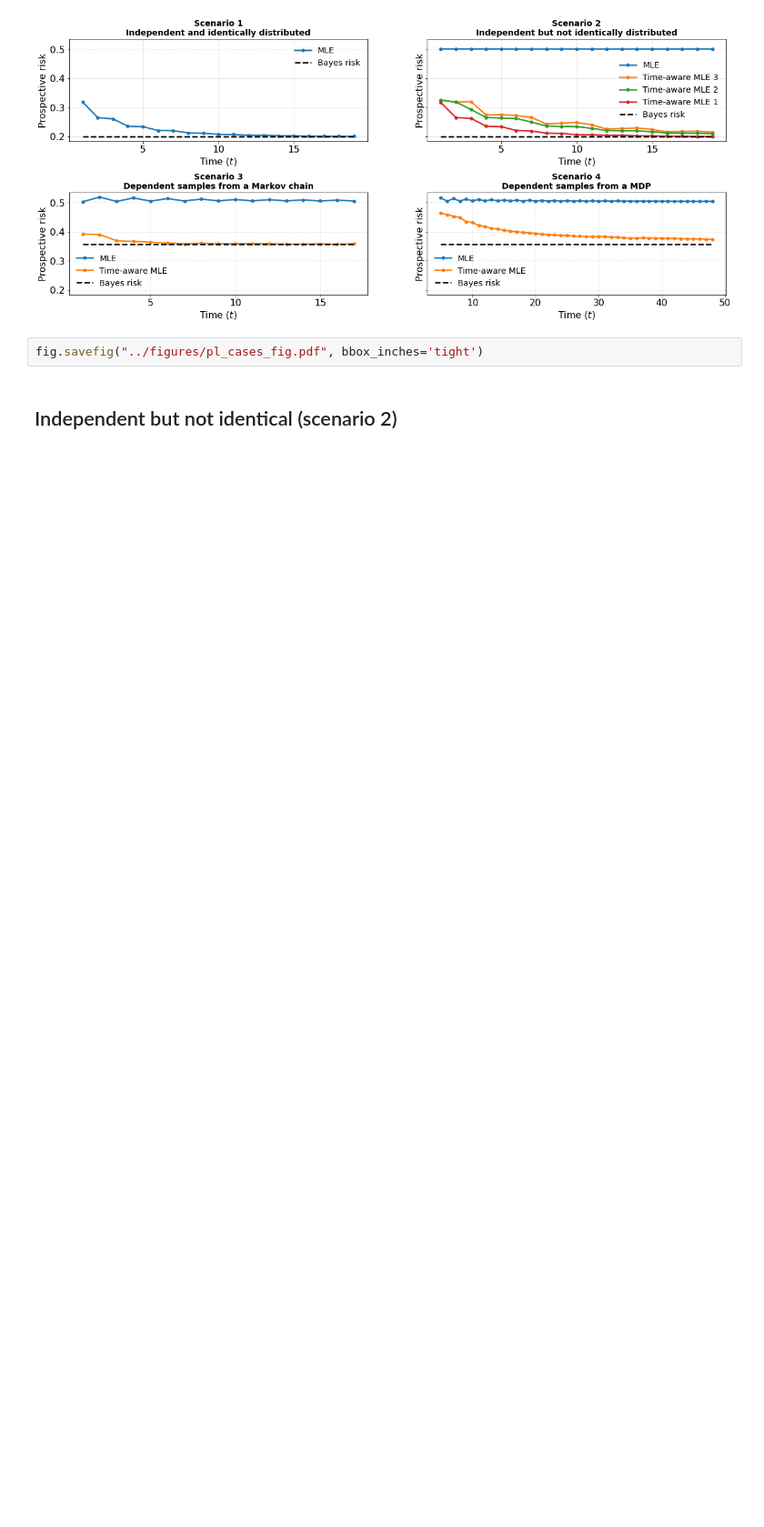
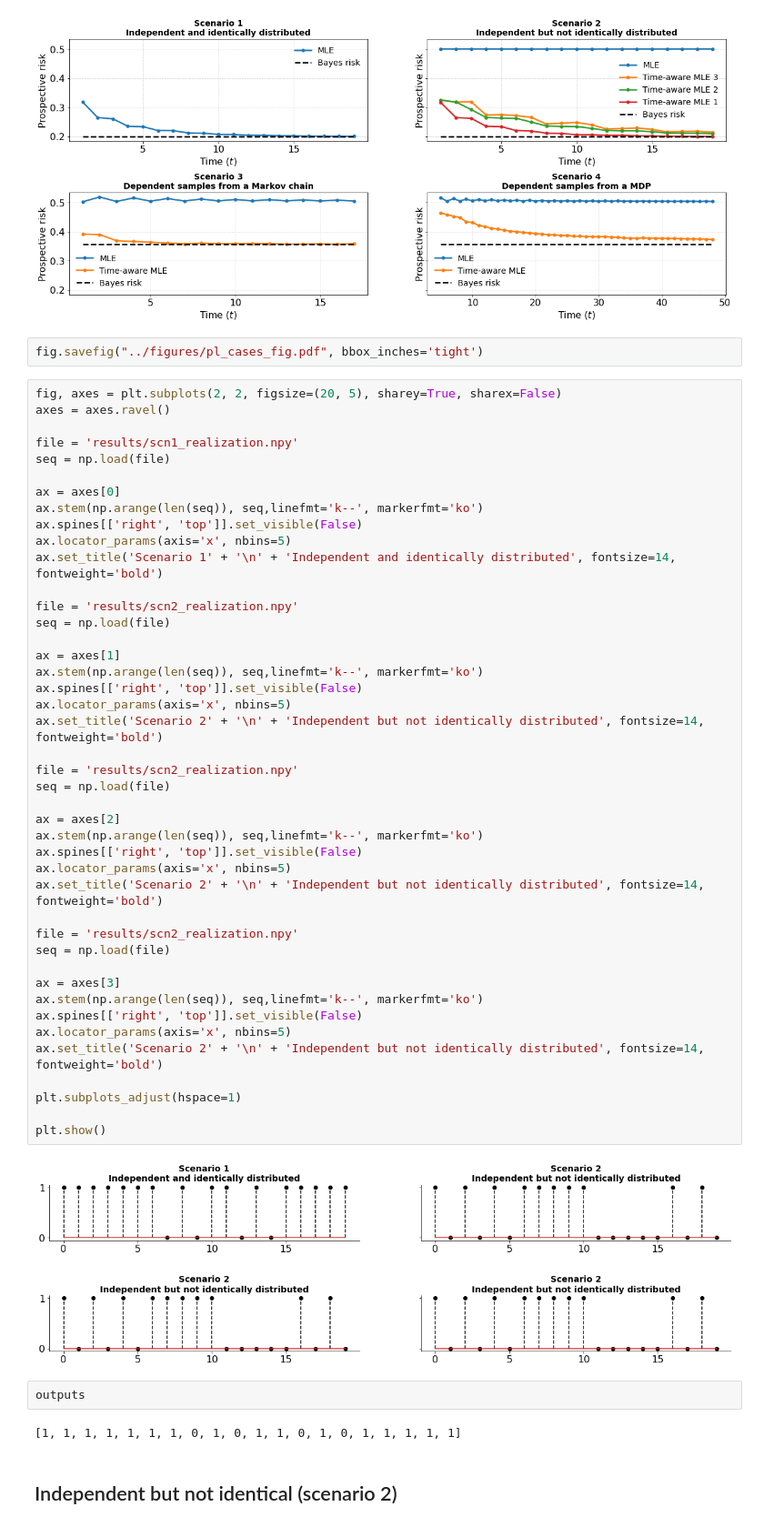
Before and after one commit to YuxinB/ProL, a Jupyter notebook: notebooks/0-final_figures.ipynb, the cells around one changed output. Shown at 91% size. Saved outputs shown, nothing was run; the diff lists cells and outputs as text; blank space fills up the shorter version.

```diff
--- a/notebooks/0-final_figures.ipynb
+++ b/notebooks/0-final_figures.ipynb
@@ -99,6 +99,55 @@ plt.show()
 [figure]
 # %%
 fig.savefig("../figures/pl_cases_fig.pdf", bbox_inches='tight')
+# %%
+fig, axes = plt.subplots(2, 2, figsize=(20, 5), sharey=True, sharex=False)
+axes = axes.ravel()
+
+file = 'results/scn1_realization.npy'
+seq = np.load(file)
+
+ax = axes[0]
+ax.stem(np.arange(len(seq)), seq,linefmt='k--', markerfmt='ko')
+ax.spines[['right', 'top']].set_visible(False)
+ax.locator_params(axis='x', nbins=5)
+ax.set_title('Scenario 1' + '\n' + 'Independent and identically distributed', fontsize=14, fontweight='bold')
+
+file = 'results/scn2_realization.npy'
+seq = np.load(file)
+
+ax = axes[1]
+ax.stem(np.arange(len(seq)), seq,linefmt='k--', markerfmt='ko')
+ax.spines[['right', 'top']].set_visible(False)
+ax.locator_params(axis='x', nbins=5)
+ax.set_title('Scenario 2' + '\n' + 'Independent but not identically distributed', fontsize=14, fontweight='bold')
+
+file = 'results/scn2_realization.npy'
+seq = np.load(file)
+
+ax = axes[2]
+ax.stem(np.arange(len(seq)), seq,linefmt='k--', markerfmt='ko')
+ax.spines[['right', 'top']].set_visible(False)
+ax.locator_params(axis='x', nbins=5)
+ax.set_title('Scenario 2' + '\n' + 'Independent but not identically distributed', fontsize=14, fontweight='bold')
+
+file = 'results/scn2_realization.npy'
+seq = np.load(file)
+
+ax = axes[3]
+ax.stem(np.arange(len(seq)), seq,linefmt='k--', markerfmt='ko')
+ax.spines[['right', 'top']].set_visible(False)
+ax.locator_params(axis='x', nbins=5)
+ax.set_title('Scenario 2' + '\n' + 'Independent but not identically distributed', fontsize=14, fontweight='bold')
+
+plt.subplots_adjust(hspace=1)
+
+plt.show()
+# %% [output]
+[figure, added]
+# %%
+outputs
+# %% [output]
+[1, 1, 1, 1, 1, 1, 1, 0, 1, 0, 1, 1, 0, 1, 0, 1, 1, 1, 1, 1]
 # %% [markdown]
 ## Independent but not identical (scenario 2)
 # %%
```
Also changed, not shown: 3 other files.
